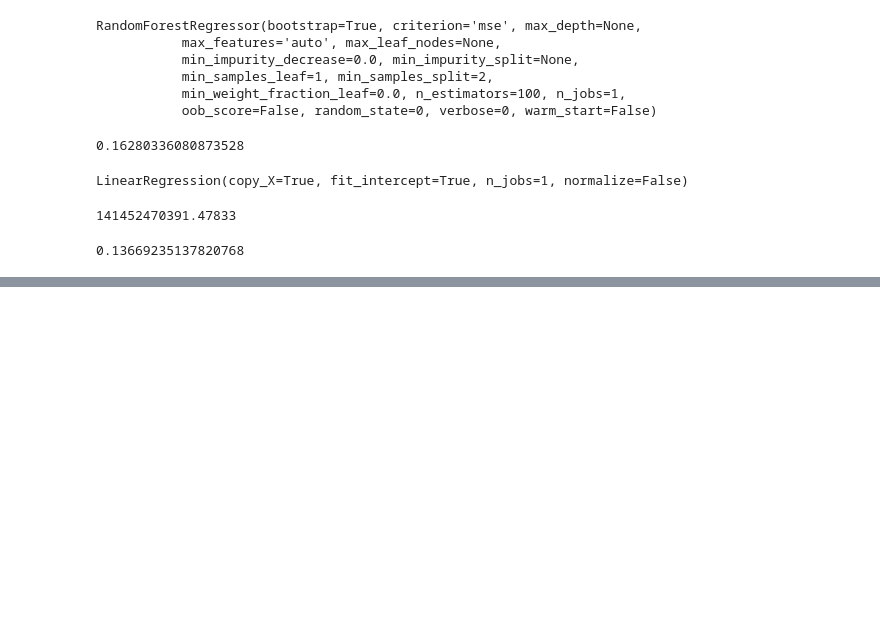
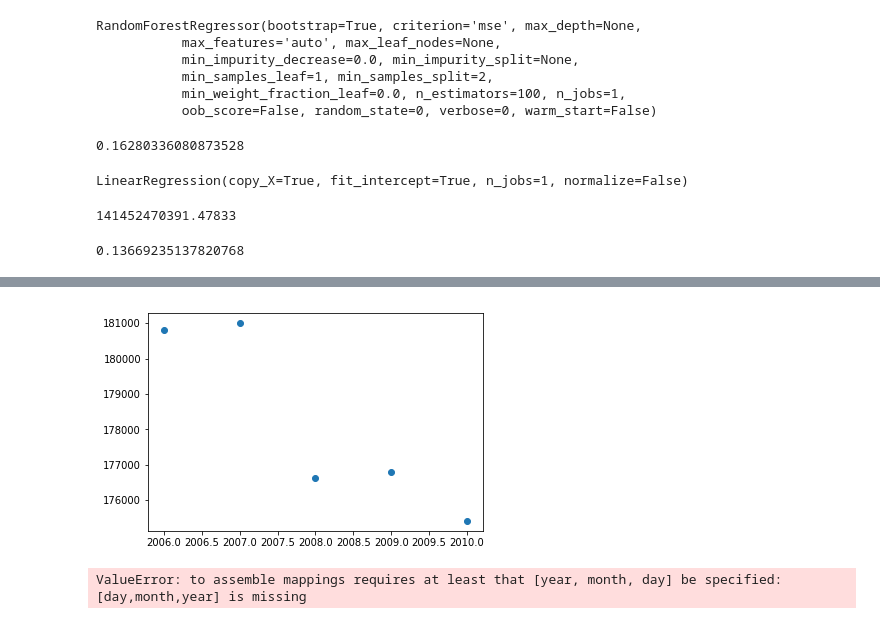
Before and after one commit to bgelly/Machine_Learning_Project_3, a Jupyter notebook: house-prices-advanced-regression-techniques/Emanuel_Backward_elim.ipynb, the cells around one changed output, grey strips where cells are left out. Cells and saved outputs as stored; diff of their text form; code cells hidden in the pictures; blank space fills up the shorter version.

```diff
--- a/house-prices-advanced-regression-techniques/Emanuel_Backward_elim.ipynb
+++ b/house-prices-advanced-regression-techniques/Emanuel_Backward_elim.ipynb
@@ -116,0 +131,3 @@ rmsle(yopt_pred,yopt_test)
+# %%
+month_mean = data.groupby('YrSold').mean().SalePrice
+month_mean
@@ -116,0 +142,6 @@ rmsle(yopt_pred,yopt_test)
+# %%
+
+plt.scatter(x= month_mean.index, y = month_mean)
+plt.show()
+# %% [output]
+[figure, added]
@@ -116,0 +150,4 @@ rmsle(yopt_pred,yopt_test)
+# %%
+pd.to_datetime(data[['YrSold','MoSold']])
+# %% [output]
+ValueError: to assemble mappings requires at least that [year, month, day] be specified: [day,month,year] is missing
```
Also changed, not shown: parts of 14 cells of this notebook, 5 other files.
